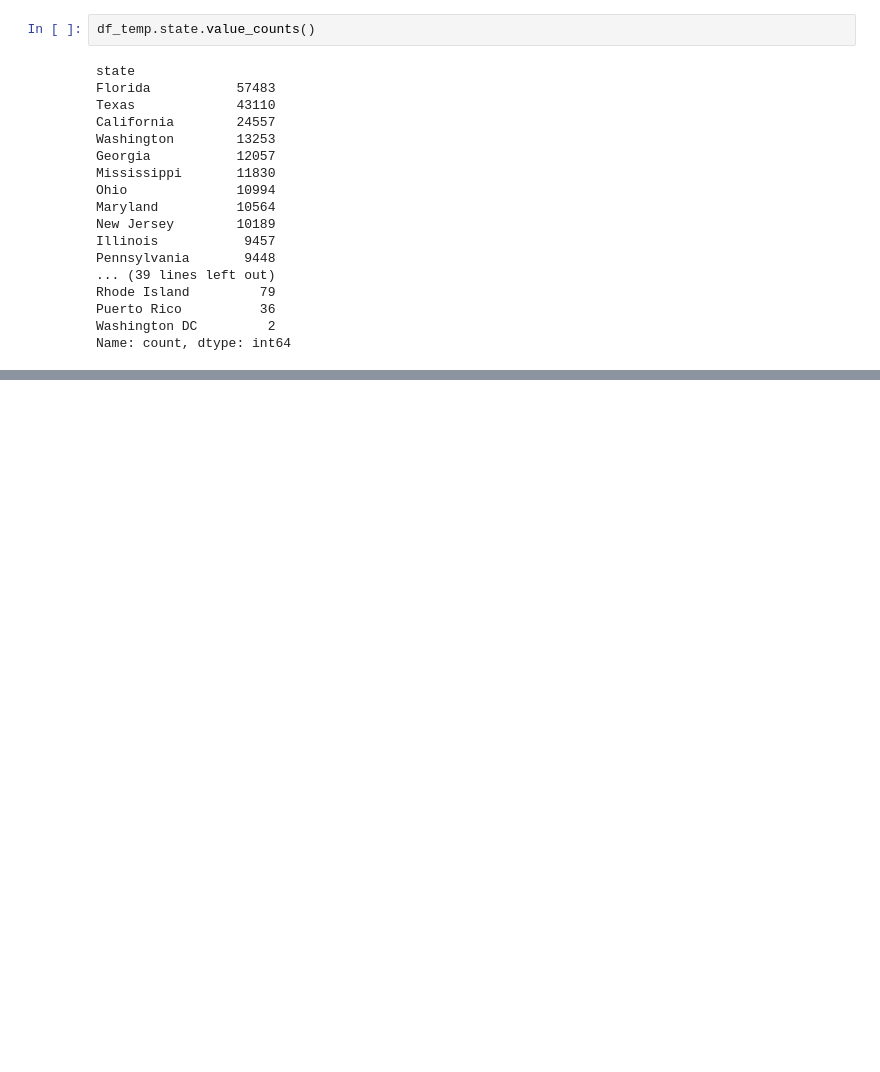
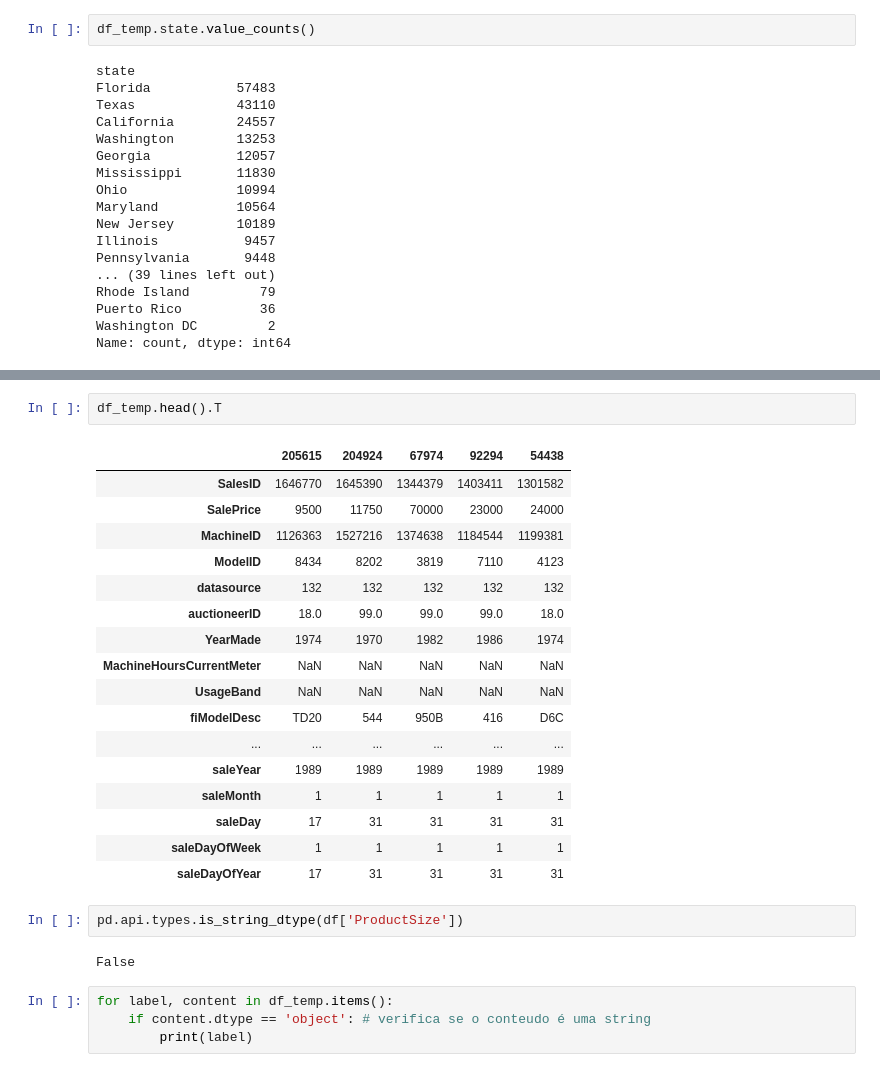
Before and after one commit to HeitorDalla/bulldozer_price, a Jupyter notebook: bulldozer_price.ipynb, the cells around one changed output, grey strips where cells are left out. Saved outputs shown, nothing was run; the diff lists cells and outputs as text; blank space fills up the shorter version.

```diff
--- a/bulldozer_price.ipynb
+++ b/bulldozer_price.ipynb
@@ -306,0 +313,28 @@ Name: count, dtype: int64
+# %%
+df_temp.head().T
+# %% [output]
+|  | 205615 | 204924 | 67974 | 92294 | 54438 |
+| SalesID | 1646770 | 1645390 | 1344379 | 1403411 | 1301582 |
+| SalePrice | 9500 | 11750 | 70000 | 23000 | 24000 |
+| MachineID | 1126363 | 1527216 | 1374638 | 1184544 | 1199381 |
+| ModelID | 8434 | 8202 | 3819 | 7110 | 4123 |
+| datasource | 132 | 132 | 132 | 132 | 132 |
+| auctioneerID | 18.0 | 99.0 | 99.0 | 99.0 | 18.0 |
+| YearMade | 1974 | 1970 | 1982 | 1986 | 1974 |
+| MachineHoursCurrentMeter | NaN | NaN | NaN | NaN | NaN |
+| UsageBand | NaN | NaN | NaN | NaN | NaN |
+| fiModelDesc | TD20 | 544 | 950B | 416 | D6C |
+| ... | ... | ... | ... | ... | ... |
+| saleYear | 1989 | 1989 | 1989 | 1989 | 1989 |
+| saleMonth | 1 | 1 | 1 | 1 | 1 |
+| saleDay | 17 | 31 | 31 | 31 | 31 |
+| saleDayOfWeek | 1 | 1 | 1 | 1 | 1 |
+| saleDayOfYear | 17 | 31 | 31 | 31 | 31 |
+# %%
+pd.api.types.is_string_dtype(df['ProductSize'])
+# %% [output]
+False
+# %%
+for label, content in df_temp.items():
+    if content.dtype == 'object': # verifica se o conteudo é uma string
+        print(label)
```
Also changed, not shown: parts of 12 cells of this notebook, 1 other file.
